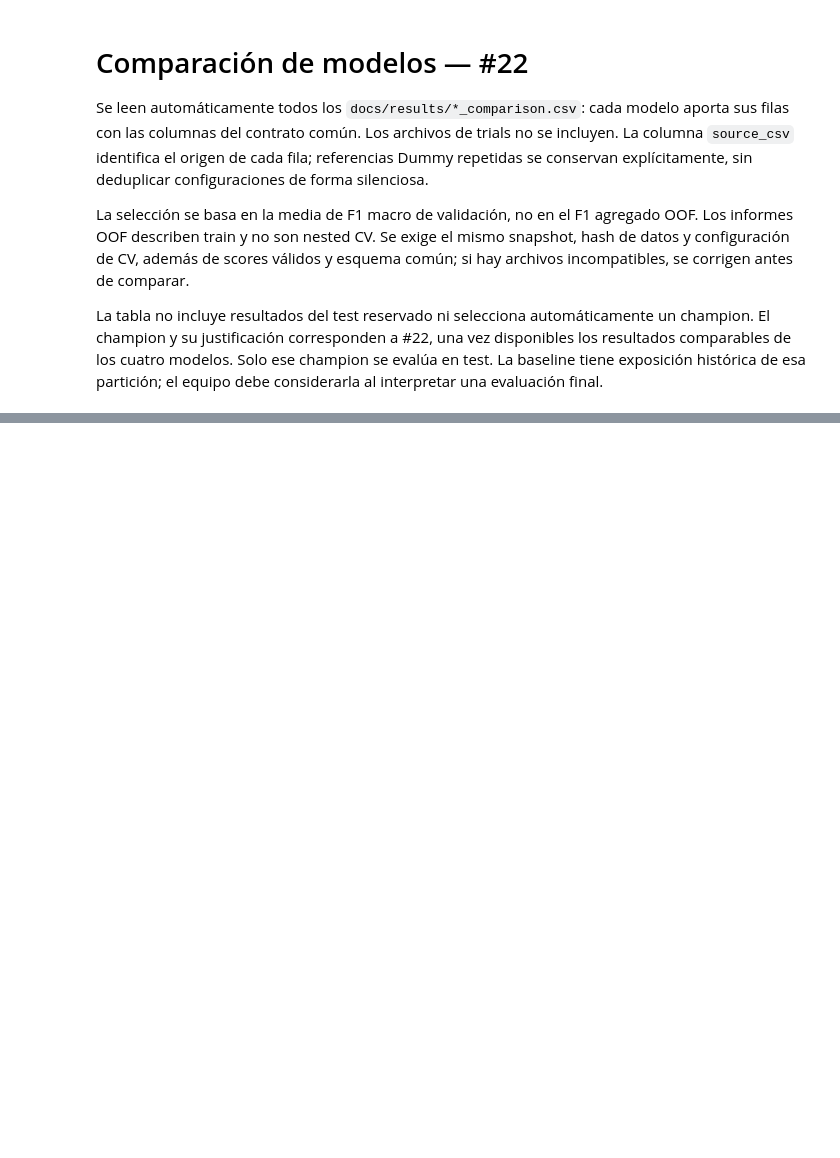
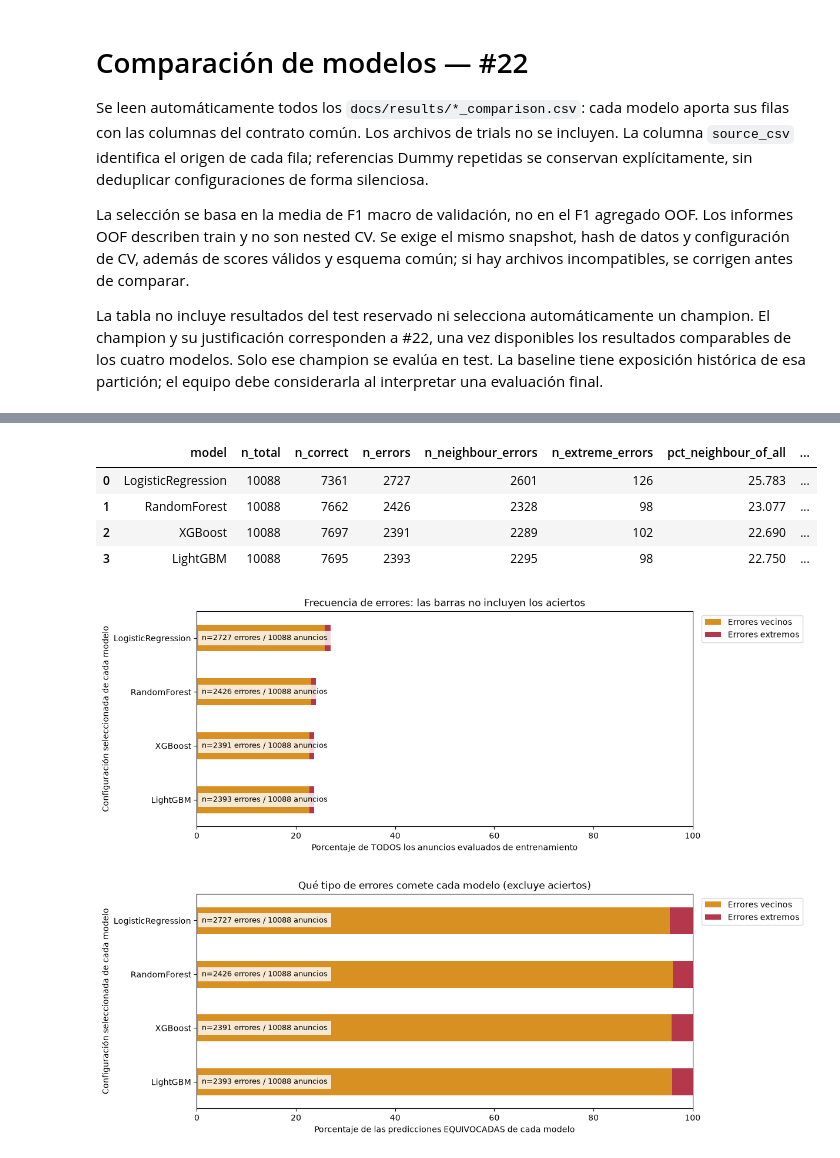
Before and after one commit to T6-P5-Classification/bcn-price-classifier, a Jupyter notebook: notebooks/08_comparison.ipynb, the cells around one changed output, grey strips where cells are left out. Cells and saved outputs as stored; diff of their text form; code cells hidden in the pictures; blank space fills up the shorter version.

```diff
--- a/notebooks/08_comparison.ipynb
+++ b/notebooks/08_comparison.ipynb
@@ -72,0 +212,15 @@ La tabla no declara un champion ni evalúa el test reservado.
+# %%
+display(error_summary[['model', 'n_total', 'n_correct', 'n_errors', 'n_neighbour_errors', 'n_extreme_errors',
+                       'pct_neighbour_of_all', 'pct_extreme_of_all', 'pct_neighbour_of_errors', 'pct_extreme_of_errors']].round(3))
+for within_errors in [False, True]:
+    fig = plot_error_comparison(error_summary, within_errors=within_errors)
+    plt.show()
+    plt.close(fig)
+# %% [output]
+|  | model | n_total | n_correct | n_errors | n_neighbour_errors | n_extreme_errors | pct_neighbour_of_all | ... |
+| 0 | LogisticRegression | 10088 | 7361 | 2727 | 2601 | 126 | 25.783 | ... |
+| 1 | RandomForest | 10088 | 7662 | 2426 | 2328 | 98 | 23.077 | ... |
+| 2 | XGBoost | 10088 | 7697 | 2391 | 2289 | 102 | 22.690 | ... |
+| 3 | LightGBM | 10088 | 7695 | 2393 | 2295 | 98 | 22.750 | ... |
+[figure, added]
+[figure, added]
```
Also changed, not shown: parts of 13 cells of this notebook, 12 other files.
